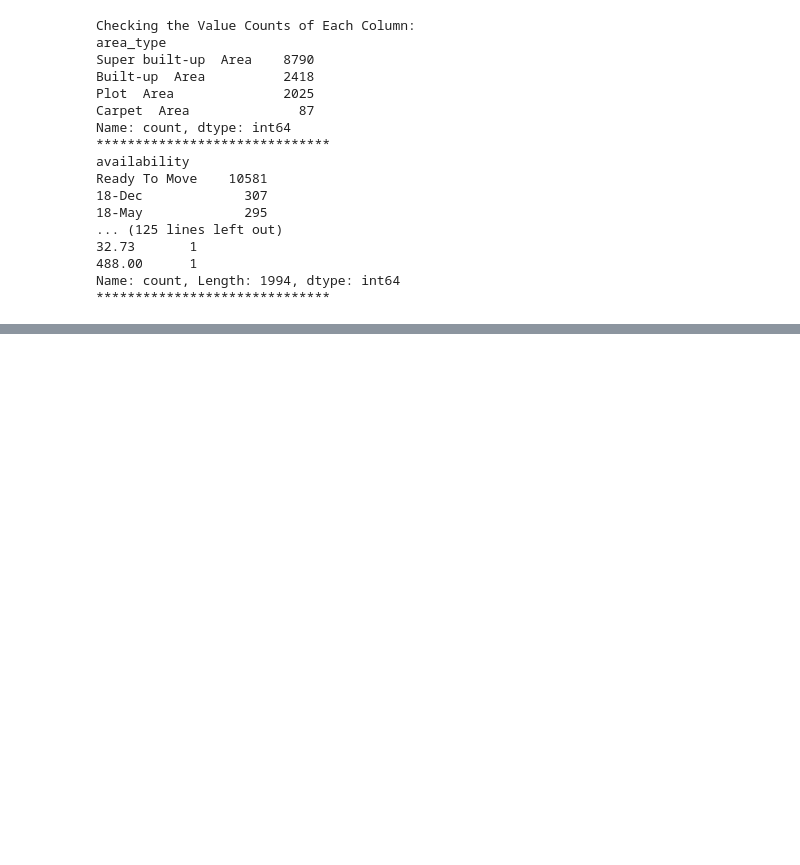
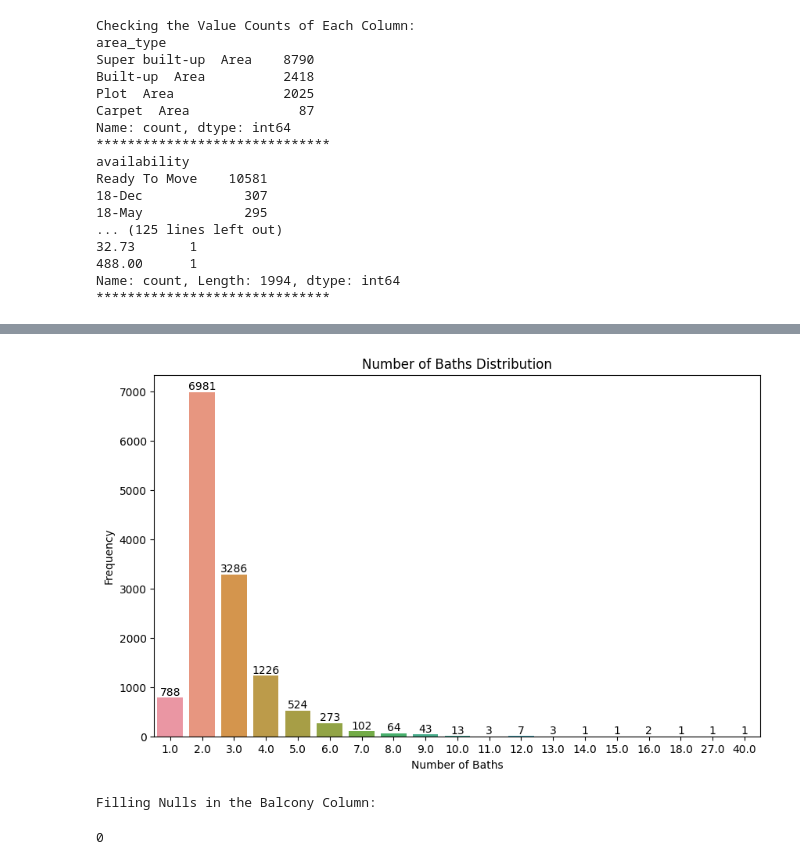
Before and after one commit to LCM-org/AML-3104-BHPP, a Jupyter notebook: main.ipynb, the cells around one changed output, grey strips where cells are left out. Cells and saved outputs as stored; diff of their text form; code cells hidden in the pictures; blank space fills up the shorter version.

```diff
--- a/main.ipynb
+++ b/main.ipynb
@@ -190,0 +267,12 @@ Name: count, Length: 1994, dtype: int64
+# %%
+# Filling null values in the 'bath' column with the median value
+print("Filling Null Values of Bath:")
+house['bath'] = house['bath'].fillna(house['bath'].median())
+
+# Displaying the 'bath' column after filling null values
+display(house["bath"])
+print()
+
+# Displaying the count of null values in the 'bath' column
+print("Null Value Count in Bath:")
+display(house['bath'].isnull().sum())
@@ -190,0 +295,30 @@ Name: count, Length: 1994, dtype: int64
+# %%
+# Setting the figure size
+plt.figure(figsize=(10, 6))
+
+# Creating a count plot for the 'bath' column in the 'house' dataset using seaborn
+ax = sns.countplot(x="bath", data=house)
+
+# Adding labels to display frequencies on the bars
+for container in ax.containers:
+    ax.bar_label(container, label_type="edge")
+
+# Adding axis labels and title
+plt.xlabel("Number of Baths")
+plt.ylabel("Frequency")
+plt.title("Number of Baths Distribution")
+
+# Displaying the plot
+plt.show()
+# %% [output]
+[figure, added]
+# %%
+# Filling null values in the 'balcony' column with the value 2
+house['balcony'] = house['balcony'].fillna(2)
+
+# Displaying the count of null values in the 'balcony' column after filling
+print("Filling Nulls in the Balcony Column:")
+display(house['balcony'].isnull().sum())
+# %% [output]
+Filling Nulls in the Balcony Column:
+0
```
Also changed, not shown: parts of 8 cells of this notebook.
